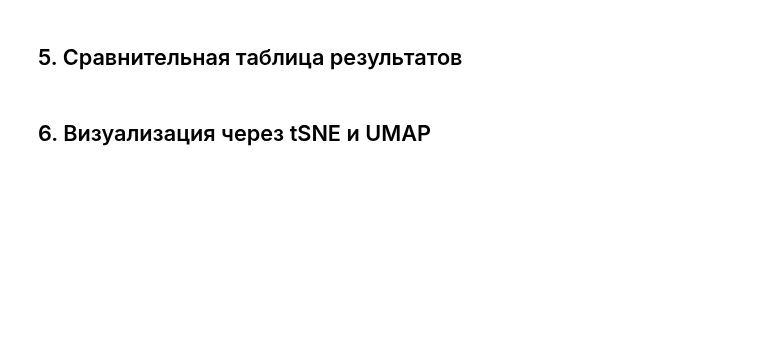
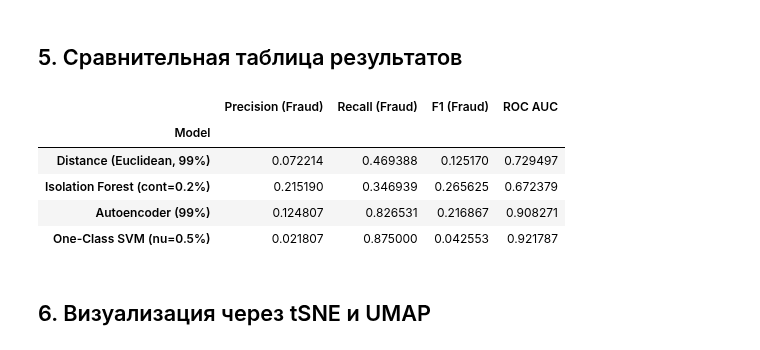
Before and after one commit to GreekIgor/ML_PROFESSIONAL, a Jupyter notebook: hw_11/hw11_creditcard_fraud_anomalies.ipynb, the cells around one changed output. Saved outputs shown, nothing was run; the diff lists cells and outputs as text; code cells hidden in the pictures; blank space fills up the shorter version.

```diff
--- a/hw_11/hw11_creditcard_fraud_anomalies.ipynb
+++ b/hw_11/hw11_creditcard_fraud_anomalies.ipynb
@@ -402,50 +801,57 @@ best_euclidean.fit(X_train_normal)
 y_pred_dist = best_euclidean.predict(X_test)
 results.append({
     'Model': 'Distance (Euclidean, 99%)',
-    'Precision (Fraud)': classification_report(y_test, y_pred_dist, output_dict=True)['Fraud']['precision'],
-    'Recall (Fraud)': classification_report(y_test, y_pred_dist, output_dict=True)['Fraud']['recall'],
-    'F1 (Fraud)': classification_report(y_test, y_pred_dist, output_dict=True)['Fraud']['f1-score'],
+    'Precision (Fraud)': classification_report(y_test, y_pred_dist, output_dict=True)['1']['precision'],
+    'Recall (Fraud)': classification_report(y_test, y_pred_dist, output_dict=True)['1']['recall'],
+    'F1 (Fraud)': classification_report(y_test, y_pred_dist, output_dict=True)['1']['f1-score'],
     'ROC AUC': roc_auc_score(y_test, y_pred_dist)
 })
 
 # Лучший Isolation Forest
 best_if = IsolationForest(contamination=0.002, random_state=42, n_jobs=-1, n_estimators=100)
 best_if.fit(X_train_normal)
 y_pred_if = (best_if.predict(X_test) == -1).astype(int)
 results.append({
     'Model': 'Isolation Forest (cont=0.2%)',
-    'Precision (Fraud)': classification_report(y_test, y_pred_if, output_dict=True)['Fraud']['precision'],
-    'Recall (Fraud)': classification_report(y_test, y_pred_if, output_dict=True)['Fraud']['recall'],
-    'F1 (Fraud)': classification_report(y_test, y_pred_if, output_dict=True)['Fraud']['f1-score'],
+    'Precision (Fraud)': classification_report(y_test, y_pred_if, output_dict=True)['1']['precision'],
+    'Recall (Fraud)': classification_report(y_test, y_pred_if, output_dict=True)['1']['recall'],
+    'F1 (Fraud)': classification_report(y_test, y_pred_if, output_dict=True)['1']['f1-score'],
     'ROC AUC': roc_auc_score(y_test, y_pred_if)
 })
 
 # Autoencoder
 thresh = np.percentile(train_error, 99)
 y_pred_ae = (reconstruction_error > thresh).astype(int)
 results.append({
     'Model': 'Autoencoder (99%)',
-    'Precision (Fraud)': classification_report(y_test, y_pred_ae, output_dict=True)['Fraud']['precision'],
-    'Recall (Fraud)': classification_report(y_test, y_pred_ae, output_dict=True)['Fraud']['recall'],
-    'F1 (Fraud)': classification_report(y_test, y_pred_ae, output_dict=True)['Fraud']['f1-score'],
+    'Precision (Fraud)': classification_report(y_test, y_pred_ae, output_dict=True)['1']['precision'],
+    'Recall (Fraud)': classification_report(y_test, y_pred_ae, output_dict=True)['1']['recall'],
+    'F1 (Fraud)': classification_report(y_test, y_pred_ae, output_dict=True)['1']['f1-score'],
     'ROC AUC': roc_auc_score(y_test, y_pred_ae)
 })
 
 # One-Class SVM (на подвыборке)
 best_ocsvm = OneClassSVM(nu=0.005, kernel='rbf', gamma='scale')
 best_ocsvm.fit(X_train_ocsvm)
 y_pred_ocsvm_best = (best_ocsvm.predict(X_test_ocsvm) == -1).astype(int)
 results.append({
     'Model': 'One-Class SVM (nu=0.5%)',
-    'Precision (Fraud)': classification_report(y_test_ocsvm, y_pred_ocsvm_best, output_dict=True)['Fraud']['precision'],
-    'Recall (Fraud)': classification_report(y_test_ocsvm, y_pred_ocsvm_best, output_dict=True)['Fraud']['recall'],
-    'F1 (Fraud)': classification_report(y_test_ocsvm, y_pred_ocsvm_best, output_dict=True)['Fraud']['f1-score'],
+    'Precision (Fraud)': classification_report(y_test_ocsvm, y_pred_ocsvm_best, output_dict=True)['1']['precision'],
+    'Recall (Fraud)': classification_report(y_test_ocsvm, y_pred_ocsvm_best, output_dict=True)['1']['recall'],
+    'F1 (Fraud)': classification_report(y_test_ocsvm, y_pred_ocsvm_best, output_dict=True)['1']['f1-score'],
     'ROC AUC': roc_auc_score(y_test_ocsvm, y_pred_ocsvm_best)
 })
 
 results_df = pd.DataFrame(results)
 results_df.set_index('Model', inplace=True)
 results_df
+# %% [output]
+|  | Precision (Fraud) | Recall (Fraud) | F1 (Fraud) | ROC AUC |
+| Model |  |  |  |  |
+| Distance (Euclidean, 99%) | 0.072214 | 0.469388 | 0.125170 | 0.729497 |
+| Isolation Forest (cont=0.2%) | 0.215190 | 0.346939 | 0.265625 | 0.672379 |
+| Autoencoder (99%) | 0.124807 | 0.826531 | 0.216867 | 0.908271 |
+| One-Class SVM (nu=0.5%) | 0.021807 | 0.875000 | 0.042553 | 0.921787 |
 # %% [markdown]
 ## 6. Визуализация через tSNE и UMAP
 # %%
```
Also changed, not shown: parts of 23 cells of this notebook.
